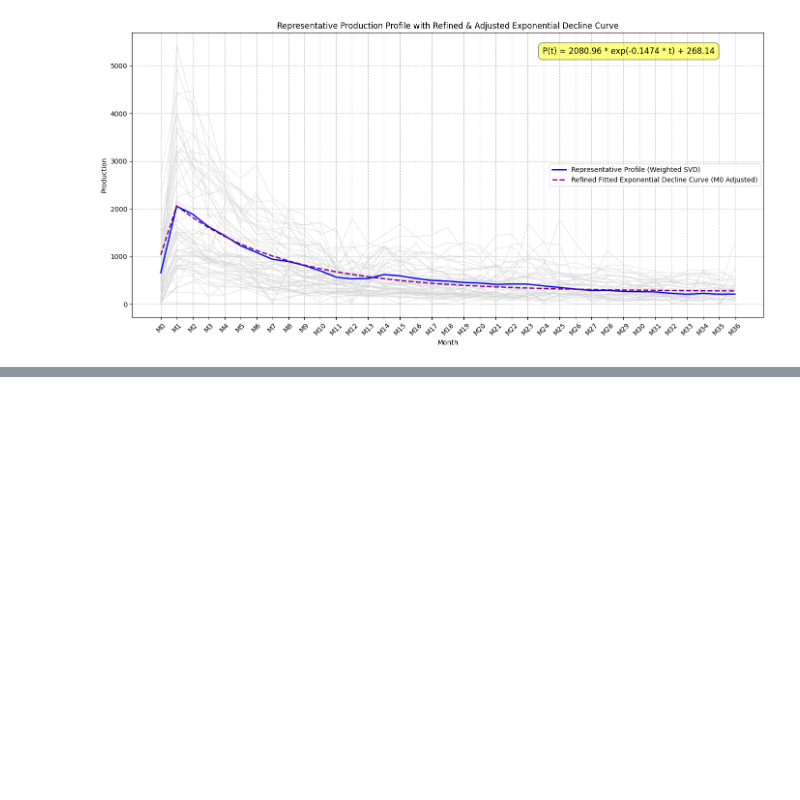
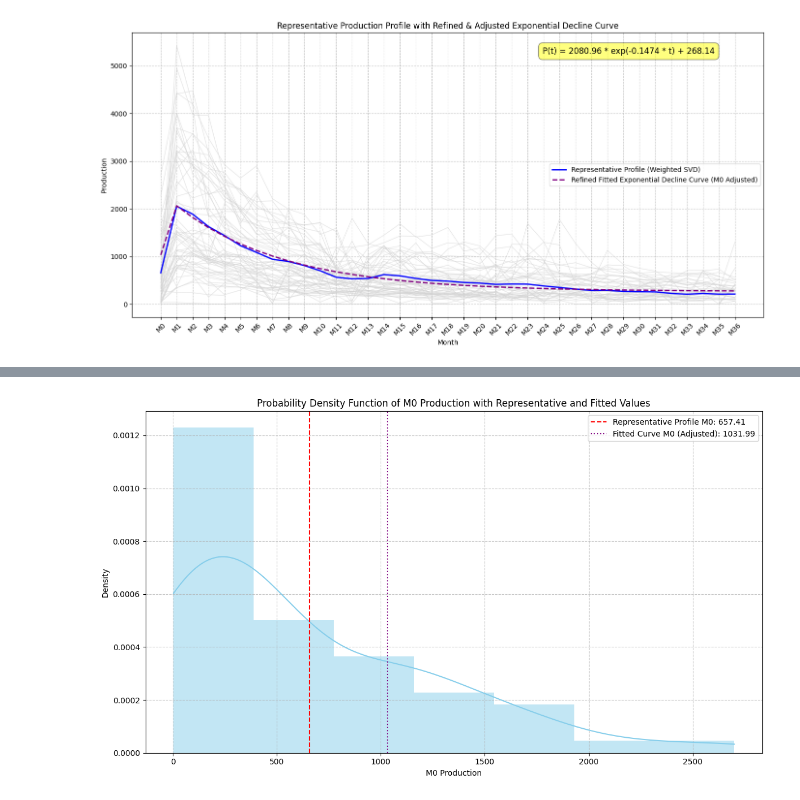
Before and after one commit to JozefSL/pyNotes, a Jupyter notebook: SVD/RegionA_declineCurve.ipynb, the cells around one changed output, grey strips where cells are left out. Cells and saved outputs as stored; diff of their text form; code cells hidden in the pictures; blank space fills up the shorter version.

```diff
--- a/SVD/RegionA_declineCurve.ipynb
+++ b/SVD/RegionA_declineCurve.ipynb
@@ -308,0 +331,22 @@ Refined Fitted Parameters (M1 onwards): A=2080.96, B=0.1474, C=268.14
+# %%
+plt.figure(figsize=(12, 7))
+sns.histplot(df['M0'].dropna(), kde=True, color='skyblue', stat='density', linewidth=0)
+
+# Get M0 value from representative_df
+m0_representative = representative_df.loc['M0', 'Representative Production (Weighted SVD)']
+plt.axvline(m0_representative, color='red', linestyle='--', label=f'Representative Profile M0: {m0_representative:.2f}')
+
+# Get M0 value from full_fitted_curve
+# The M0 index in representative_df corresponds to index 0 in full_fitted_curve
+m0_fitted = full_fitted_curve[0]
+plt.axvline(m0_fitted, color='purple', linestyle=':', label=f'Fitted Curve M0 (Adjusted): {m0_fitted:.2f}')
+
+plt.title('Probability Density Function of M0 Production with Representative and Fitted Values')
+plt.xlabel('M0 Production')
+plt.ylabel('Density')
+plt.legend()
+plt.grid(True, linestyle='--', alpha=0.7)
+plt.tight_layout()
+plt.show()
+# %% [output]
+[figure, added]
```
Also changed, not shown: parts of 1 cell of this notebook.
